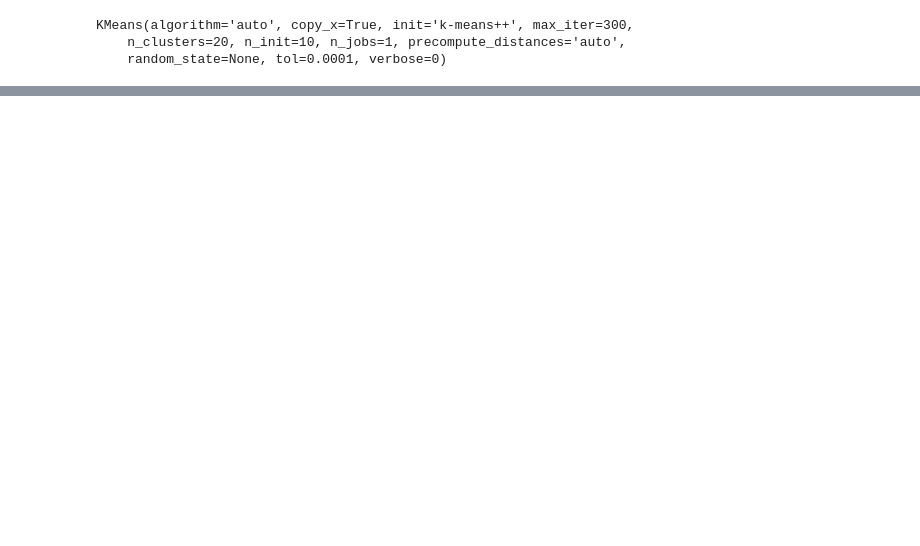
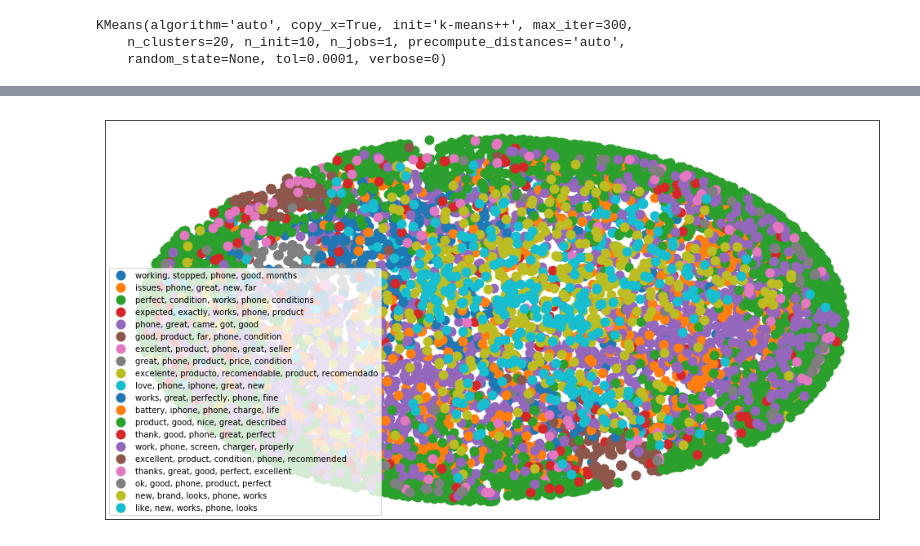
Before and after one commit to zyinjia/customer_review_flask, a Jupyter notebook: script/tfidf_clustering.ipynb, the cells around one changed output, grey strips where cells are left out. Drawn from its saved outputs; the diff is of its cells as text; code cells hidden in the pictures; blank space fills up the shorter version.

Commit message:
tfidf figure

```diff
--- a/script/tfidf_clustering.ipynb
+++ b/script/tfidf_clustering.ipynb
@@ -101,3 +101,10 @@ like new brand looks phone
+# %%
+topic_names = {}
+for i in range(topic_num):
+    name = []
+    for ind in order_centroids[i, :5]: #replace 5 with n words per cluster
+        name.append(vocab[ind])
+    topic_names[i] = ', '.join(name)
 # %%
 dist = 1 - cosine_similarity(tfidf_matrix)
 MDS()
@@ -107,4 +123,6 @@ xs, ys = pos[:, 0], pos[:, 1]
 # %%
+import matplotlib.pyplot as plt
+import matplotlib as mpl
 %matplotlib inline
 
 #create data frame that has the result of the MDS plus the cluster numbers and titles
@@ -116,33 +134,35 @@ groups = dfplot.groupby('label')
 
 # set up plot
 fig, ax = plt.subplots(figsize=(17, 9)) # set size
 ax.margins(0.05) # Optional, just adds 5% padding to the autoscaling
 
 #iterate through groups to layer the plot
 #note that I use the cluster_name and cluster_color dicts with the 'name' lookup to return the appropriate color/label
 for name, group in groups:
     ax.plot(group.x, group.y, marker='o', linestyle='', ms=12,
-            label=cluster_names[name], color=cluster_colors[name],
+            label=topic_names[name], #color=cluster_colors[name],
             mec='none')
     ax.set_aspect('auto')
     ax.tick_params(\
         axis= 'x',          # changes apply to the x-axis
         which='both',      # both major and minor ticks are affected
         bottom='off',      # ticks along the bottom edge are off
         top='off',         # ticks along the top edge are off
         labelbottom='off')
     ax.tick_params(\
         axis= 'y',         # changes apply to the y-axis
         which='both',      # both major and minor ticks are affected
         left='off',      # ticks along the bottom edge are off
         top='off',         # ticks along the top edge are off
         labelleft='off')
 
 ax.legend(numpoints=1)  #show legend with only 1 point
 
 #add label in x,y position with the label as the film title
-for i in range(len(df)):
-    ax.text(df.ix[i]['x'], df.ix[i]['y'], df.ix[i]['title'], size=8)
+#for i in range(len(df)):
+#    ax.text(dfplot.ix[i]['x'], dfplot.ix[i]['y'], dfplot.ix[i]['Review'], size=8)
 
 
 plt.show() #show the plot
+# %% [output]
+[figure, added]
```
Also changed, not shown: parts of 5 cells of this notebook.
